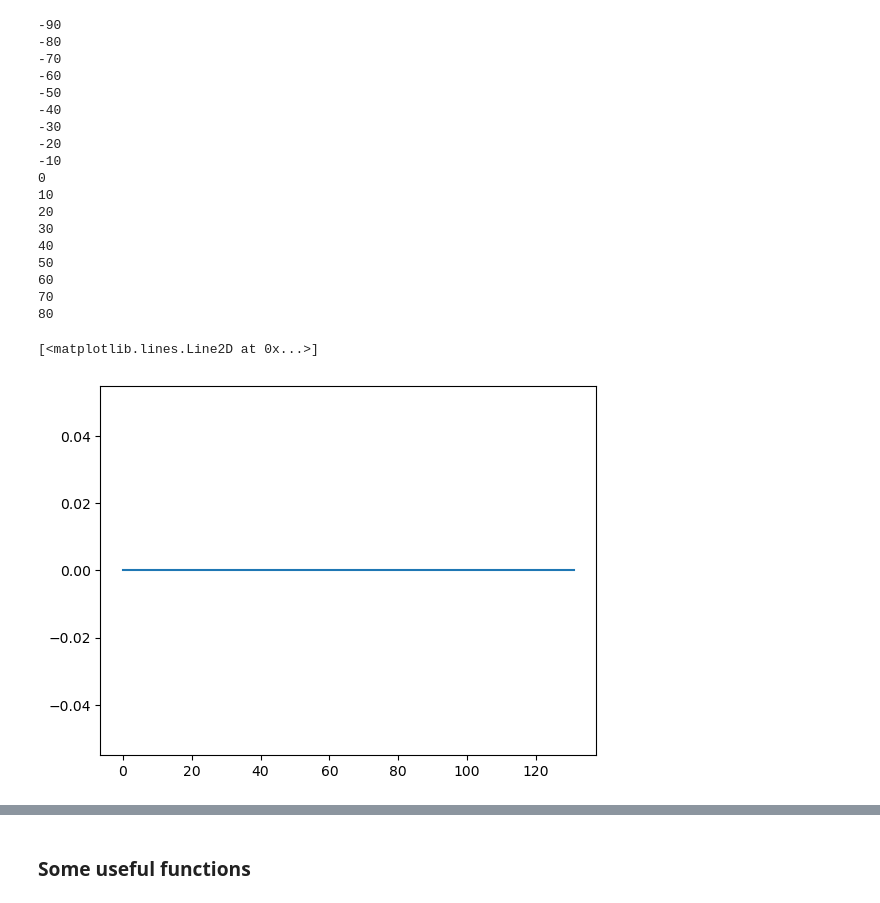
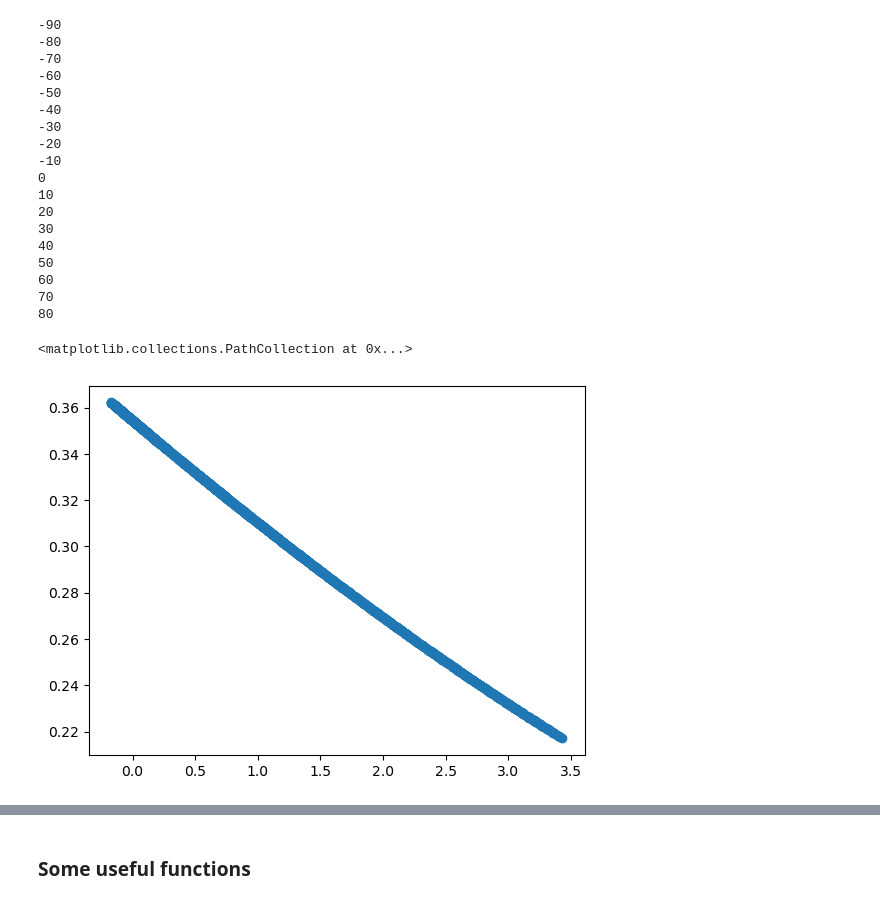
Before and after one commit to emily-gordy/predictability-emergence, a Jupyter notebook: sandpit.ipynb, the cells around one changed output, grey strips where cells are left out. Cells and saved outputs as stored; diff of their text form; code cells hidden in the pictures.

```diff
--- a/sandpit.ipynb
+++ b/sandpit.ipynb
@@ -88,6 +88,31 @@ data/MPI_annualmean_370_tos_1900-2100.pkl
 data/MPI_annualmean_585_tos_1900-2100.pkl
 # %% [markdown]
 When does the likelihood of experiencing a record maximum summer in the next n-year period becomes more likely than not?
+# %%
+endhist = 2014
+gmthistorical = [1960,1990]
+gmthistoricalinds = [gmthistorical[0]-AllData.timerange[0],gmthistorical[1]-AllData.timerange[0]]
+historicalinds = [experiment_era[0]-AllData.timerange[0],endhist-AllData.timerange[0]+outputavgtime]
+
+baselineindices = [baselineera[0]-AllData.timerange[0],baselineera[1]-AllData.timerange[0]]
+season=2
+
+allgmt = []
+
+for issp,ssp in enumerate(AllData.ssplist):
+
+    gmt = AllData.allGMT[issp]
+    gmt_hist = gmt[:,historicalinds[0]:]
+    inputgmtmean = np.mean(gmt[:,gmthistoricalinds[0]:gmthistoricalinds[1]],axis=1,keepdims=True)
+
+    inputgmtanom = gmt_hist-inputgmtmean
+    # stack it
+    stackedgmt = DataHolder.stackmatalongdim1(inputgmtanom,inputlength)
+
+    # cut it
+    cutgmt = stackedgmt[:,:-1*(outputavgtime)]
+
+    allgmt.append(cutgmt)
 # %%
 len(AllData.alloutput)
 
@@ -170,8 +231,10 @@ for ilatsel,latsel in enumerate(AllData.output_lat):
 60
 70
 80
-# %%
-plt.plot(meanoutputrecord)
-# %% [output]
-[<matplotlib.lines.Line2D at 0x...>]
-[figure, removed]
+# %%
+f = 1/(1+np.exp(-1*(intercepts[0,10,0]+inputgmt_test*coefficients[0,10,0])))
+
+plt.scatter(inputgmt_test,f)
+# %% [output]
+<matplotlib.collections.PathCollection at 0x...>
+[figure, added]
```
Also changed, not shown: parts of 4 cells of this notebook, 1 other file.
